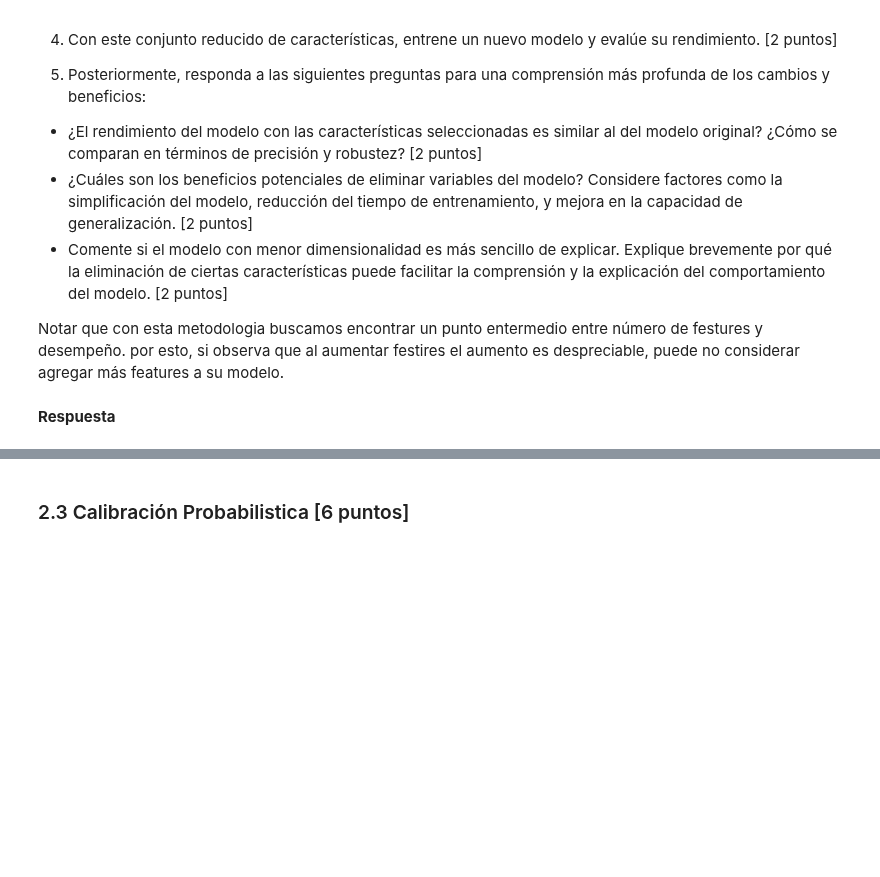
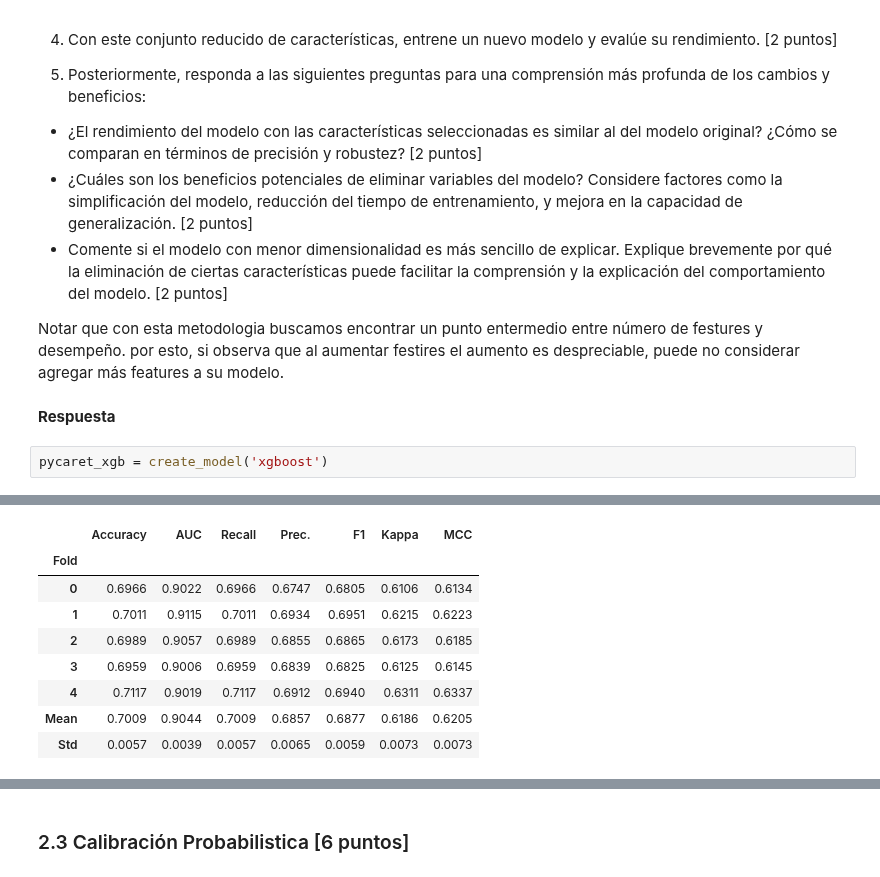
Before and after one commit to estebanaraneda/MDS7202_OVNI, a Jupyter notebook: Lab5/Lab5_enunciado.ipynb, the cells around one changed output, grey strips where cells are left out. Cells and saved outputs as stored; diff of their text form; blank space fills up the shorter version.

```diff
--- a/Lab5/Lab5_enunciado.ipynb
+++ b/Lab5/Lab5_enunciado.ipynb
@@ -672,3 +672,6 @@ Para llevar a cabo esta tarea:
 Notar que con esta metodologia buscamos encontrar un punto entermedio entre número de festures y desempeño. por esto, si observa que al aumentar festires el aumento es despreciable, puede no considerar agregar más features a su modelo.
 # %% [markdown]
 **Respuesta**
+# %%
+pycaret_xgb = create_model('xgboost')
+# %% [output]
@@ -674,0 +679,9 @@ Notar que con esta metodologia buscamos encontrar un punto entermedio entre núm
+|  | Accuracy | AUC | Recall | Prec. | F1 | Kappa | MCC |
+| Fold |  |  |  |  |  |  |  |
+| 0 | 0.6966 | 0.9022 | 0.6966 | 0.6747 | 0.6805 | 0.6106 | 0.6134 |
+| 1 | 0.7011 | 0.9115 | 0.7011 | 0.6934 | 0.6951 | 0.6215 | 0.6223 |
+| 2 | 0.6989 | 0.9057 | 0.6989 | 0.6855 | 0.6865 | 0.6173 | 0.6185 |
+| 3 | 0.6959 | 0.9006 | 0.6959 | 0.6839 | 0.6825 | 0.6125 | 0.6145 |
+| 4 | 0.7117 | 0.9019 | 0.7117 | 0.6912 | 0.6940 | 0.6311 | 0.6337 |
+| Mean | 0.7009 | 0.9044 | 0.7009 | 0.6857 | 0.6877 | 0.6186 | 0.6205 |
+| Std | 0.0057 | 0.0039 | 0.0057 | 0.0065 | 0.0059 | 0.0073 | 0.0073 |
```
Also changed, not shown: parts of 9 cells of this notebook.
